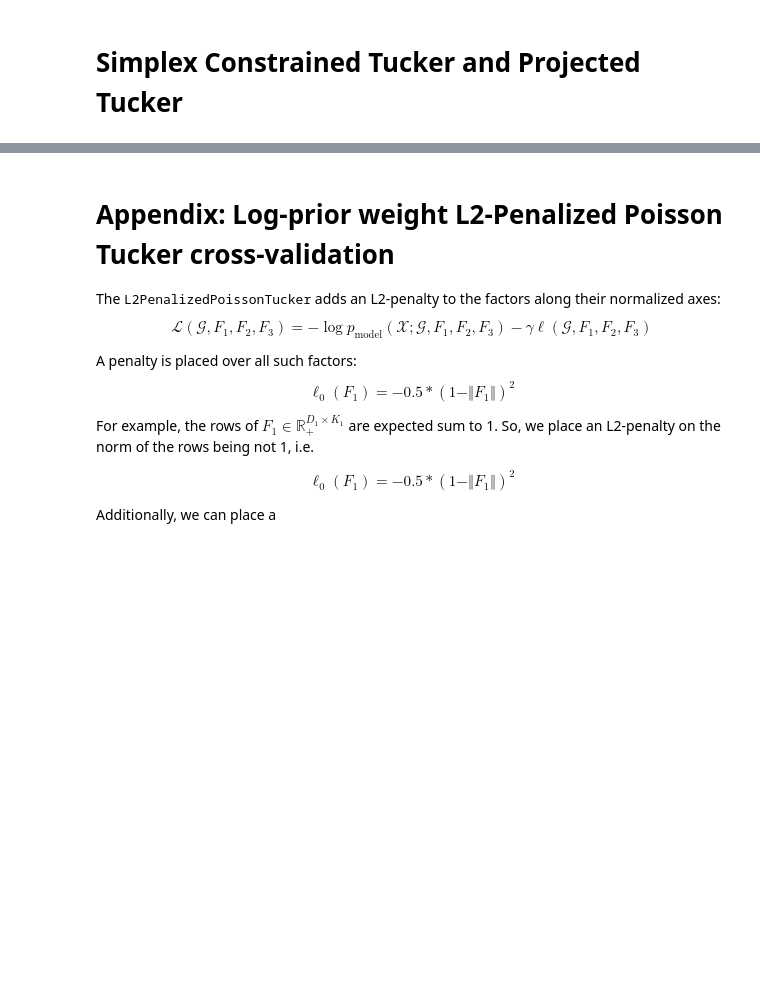
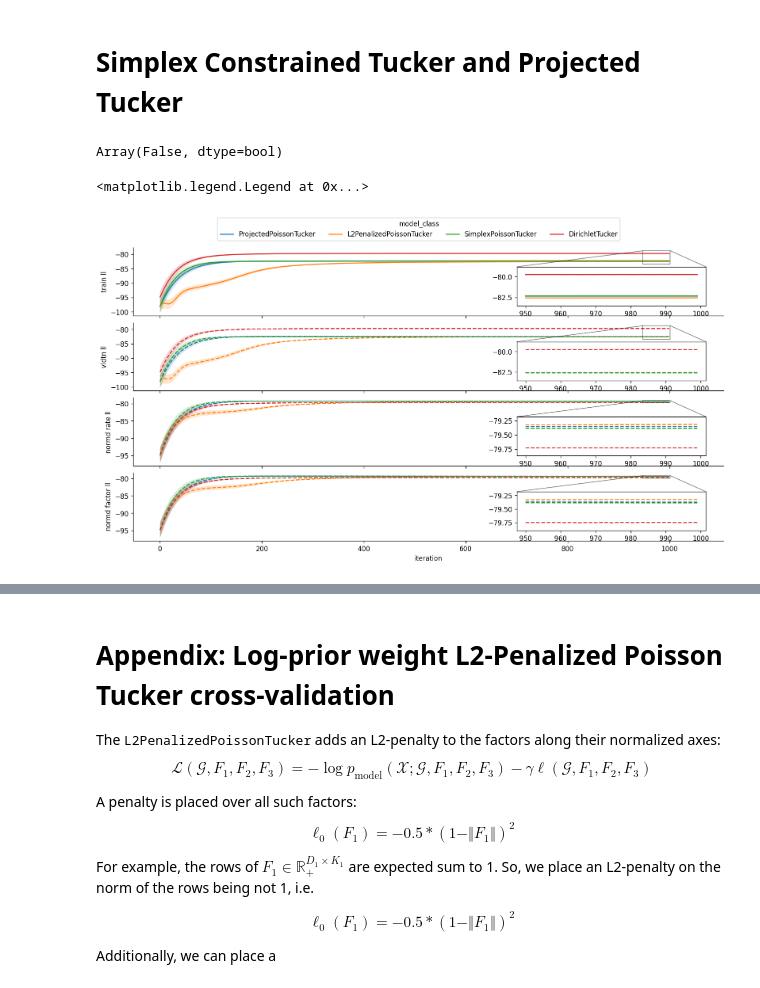
Before and after one commit to lindermanlab/dirichlet-tucker, a Jupyter notebook: analysis/model_comparison.ipynb, the cells around one changed output, grey strips where cells are left out. Cells and saved outputs as stored; diff of their text form; code cells hidden in the pictures; blank space fills up the shorter version.

Commit message:
compare normalized rates vs normalized factors multinomial ll

```diff
--- a/analysis/model_comparison.ipynb
+++ b/analysis/model_comparison.ipynb
@@ -146,7 +165,7 @@ n_runs = 5
 
 model_results_dict = {
     model_and_params[0].__name__: {
-        'model': [], 'train_ll': [], 'vldtn_ll': [], 'multi_ll': []
+        'model': [], 'train_ll': [], 'vldtn_ll': [], 'normd_rate_ll': [], 'normd_factor_ll': [],
     } for model_and_params in model_and_params_list
 }
 
@@ -160,11 +179,21 @@ for i in range(n_runs):
     init_factors = DirichletTucker.sample_factors(key_init, full_shape, core_shape, alpha=1.1)
 
     for model_klass, log_prior_weight in model_and_params_list:
-        all_models, all_train_ll, all_vldtn_ll, all_multi_ll = [], [], [], []
 
         objective_fn = make_objective_fn(log_prior_weight)
 
-        model = model_klass(*init_factors, scale=total_counts, alpha=1.1)
+        # ProjectedPoissonTucker is just a vanilla Poisson Tucker. To give it
+        # a better chance, we make sure to scale up its initial factors so that
+        # they are equivalent in expectation
+        if model_klass.__name__ == "ProjectedPoissonTucker":
+            G, F1, F2, F3 = init_factors
+            init_factors_ = (
+                G * jnp.sqrt(total_counts), F1, F2, F3 * jnp.sqrt(total_counts)
+            )
+        else:
+            init_factors_ = init_factors
+
+        model = model_klass(*init_factors_, scale=total_counts, alpha=1.1)
         opt_state = optimizer.init(model)
 
         # Fit with default iter_callback
@@ -174,12 +203,17 @@ for i in range(n_runs):
                                       iter_callback=iter_callback,
                                       n_iters=n_iters)
 
-        all_models.append(model)
-        all_train_ll.append(outputs[1])
-        all_vldtn_ll.append(outputs[2])
-        all_multi_ll.append(outputs[3])
-
         model_results_dict[model_klass.__name__]['model'].append(model)
         model_results_dict[model_klass.__name__]['train_ll'].append(outputs[1])
         model_results_dict[model_klass.__name__]['vldtn_ll'].append(outputs[2])
-        model_results_dict[model_klass.__name__]['multi_ll'].append(outputs[3])
+        model_results_dict[model_klass.__name__]['normd_rate_ll'].append(outputs[3])
+        model_results_dict[model_klass.__name__]['normd_factor_ll'].append(outputs[4])
+
+# Post process
+for model_name, model_dict in model_results_dict.items():
+    for model_key, vals in model_dict.items():
+        if model_key == 'model':
+            continue
+
+        model_dict[model_key] = jnp.stack(vals)
+        # print(model_name, key, vals.shape)
@@ -196,15 +221,19 @@ for model_name, model_dict in model_results_dict.items():
 # These should be equivalent
 jnp.allclose(
     model_results_dict['DirichletTucker']['vldtn_ll'],
-    model_results_dict['DirichletTucker']['multi_ll'],
+    model_results_dict['DirichletTucker']['normd_rate_ll'],
+    model_results_dict['DirichletTucker']['normd_factor_ll'],
+    atol=1e-1
 )
+# %% [output]
+Array(False, dtype=bool)
 # %%
-fig, axs = plt.subplots(nrows=3, sharex='col', gridspec_kw={'hspace':0.1},
+fig, axs = plt.subplots(nrows=4, sharex='col', gridspec_kw={'hspace':0.1},
                         figsize=(16,8), dpi=120)
 
 inset_idxs = jnp.arange(n_iters-50, n_iters)
 
-for i_row, (ll_type, ls) in enumerate([('train_ll', '-'), ('vldtn_ll', '--'), ('multi_ll', '--')]):
+for i_row, (ll_type, ls) in enumerate([('train_ll', '-'), ('vldtn_ll', '--'), ('normd_rate_ll', '--'), ('normd_factor_ll', '--')]):
     ax_main = axs[i_row]
     ax_inset = ax_main.inset_axes([0.65, 0.15, 0.32, 0.57],)
 
@@ -223,34 +252,37 @@ for i_row, (ll_type, ls) in enumerate([('train_ll', '-'), ('vldtn_ll', '--'), ('
         ax_inset.plot(inset_idxs, ll_mean[inset_idxs], c=c_model, ls=ls)
         ax_main.fill_between(inset_idxs,
                             (ll_mean-ll_std)[inset_idxs],
                             (ll_mean+ll_std)[inset_idxs],
                             fc=c_model, alpha=0.1)
 
         sns.despine(ax=ax_main)
 
     # Increase inset margins
     ax_inset.margins(y=0.33)
 
     # Indicate inset
     ax_main.indicate_inset_zoom(ax_inset, edgecolor='black')
 
-    ax_main.set_ylabel(f"{ll_type.split('_')[0]} log likelihood")
+    ax_main.set_ylabel(f"{' '.join(ll_type.split('_')[:-1])} ll")
     sns.despine(ax=ax_main)
 
 # =============================================================================
 
 axs[-1].set_xlabel('iteration')
 # Add legend
 handles = [
     mpl.lines.Line2D([0],[0], c=f'C{i_model}', label=f'{model}')
     for i_model, model in enumerate(model_results_dict.keys())
 ]
 
 fig.legend(handles=handles, loc='lower center', bbox_to_anchor=[0.5, 0.89],
            ncol=len(handles), title='model_class')
 
 
 # fig.suptitle(f'{model_klass.__name__}', fontsize='x-large')
+# %% [output]
+<matplotlib.legend.Legend at 0x...>
+[figure, added]
 # %%
 for i_model, (model_name, model_results) in enumerate(model_results_dict.items()):
 
```
Also changed, not shown: parts of 5 cells of this notebook.
